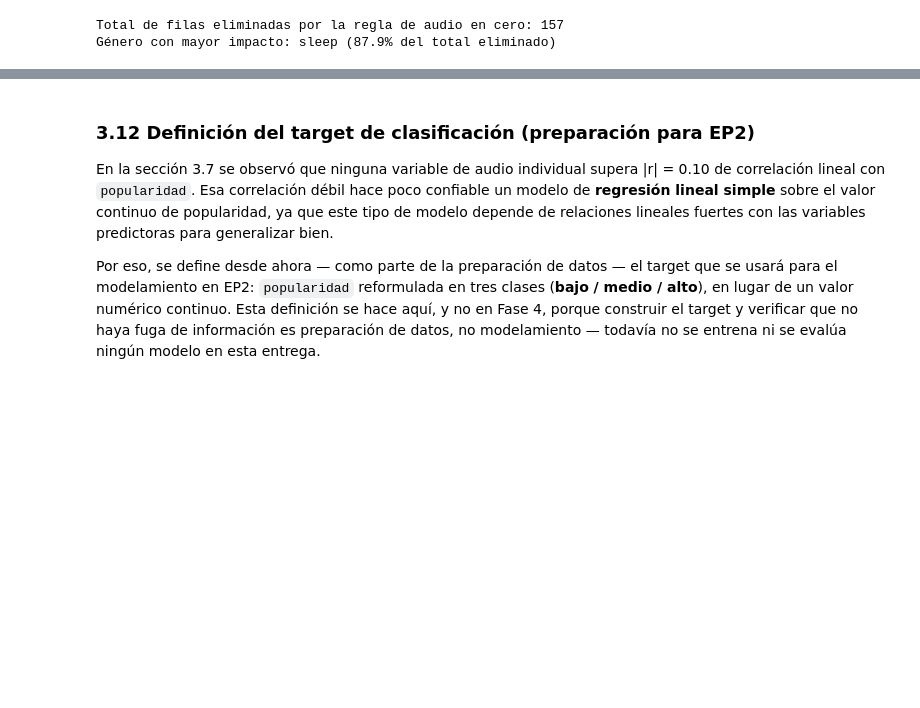
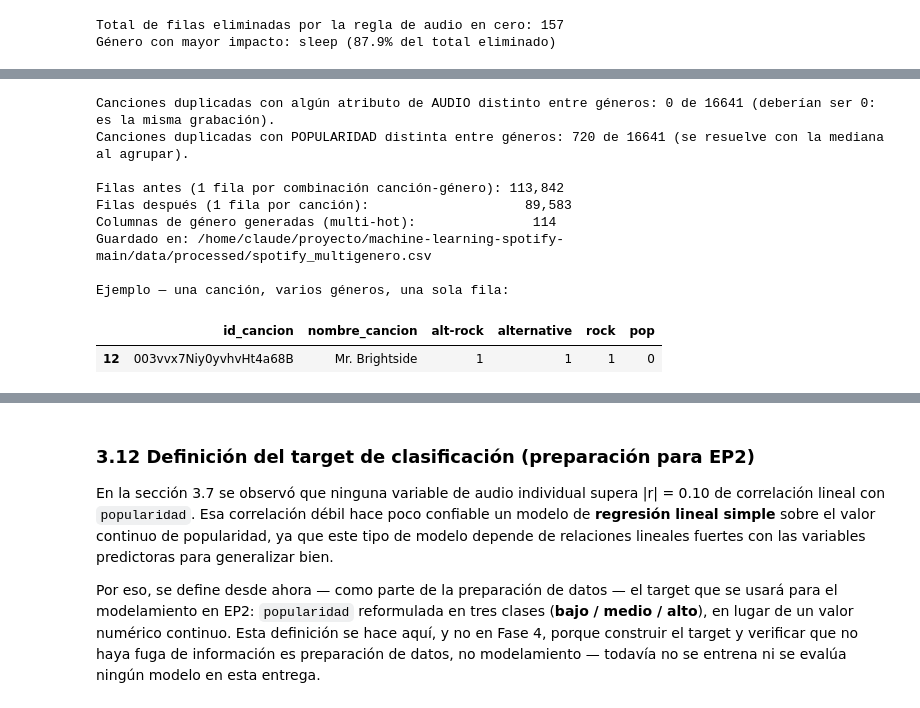
Before and after one commit to ritnight/machine-learning-spotify, a Jupyter notebook: notebooks/EP1_Spotify_CRISP_DM_COMPLETO.ipynb, the cells around one changed output, grey strips where cells are left out. Cells and saved outputs as stored; diff of their text form; code cells hidden in the pictures; blank space fills up the shorter version.

Commit message:
One hot encoding genero

```diff
--- a/notebooks/EP1_Spotify_CRISP_DM_COMPLETO.ipynb
+++ b/notebooks/EP1_Spotify_CRISP_DM_COMPLETO.ipynb
@@ -1188,0 +1203,65 @@ Género con mayor impacto: sleep (87.9% del total eliminado)
+# %%
+# 3.11.c Construcción de la representación multi-género (demostración, para EP2)
+from sklearn.preprocessing import MultiLabelBinarizer
+
+cols_atributos_cancion = [
+    'artistas', 'nombre_album', 'nombre_cancion', 'duracion_ms',
+    'contenido_explicito', 'bailabilidad', 'energia', 'tonalidad',
+    'volumen_db', 'modo', 'presencia_habla', 'acusticidad',
+    'instrumentalidad', 'presencia_en_vivo', 'positividad', 'tempo_bpm', 'compas',
+]
+
+# Verificación: ¿varían los atributos de audio entre las filas duplicadas de una misma canción?
+duplicadas = df_limpio[df_limpio.duplicated('id_cancion', keep=False)]
+variacion = duplicadas.groupby('id_cancion')[
+    ['bailabilidad', 'energia', 'volumen_db', 'tempo_bpm', 'popularidad']
+].nunique()
+con_audio_distinto = (variacion[['bailabilidad', 'energia', 'volumen_db', 'tempo_bpm']] > 1).any(axis=1).sum()
+con_popularidad_distinta = (variacion['popularidad'] > 1).sum()
+print(f'Canciones duplicadas con algún atributo de AUDIO distinto entre géneros: '
+      f'{con_audio_distinto} de {len(variacion)} (deberían ser 0: es la misma grabación).')
+print(f'Canciones duplicadas con POPULARIDAD distinta entre géneros: '
+      f'{con_popularidad_distinta} de {len(variacion)} (se resuelve con la mediana al agrupar).')
+
+# Un valor representativo por canción para atributos de audio (constantes por grabación)
+# y la mediana de popularidad (robusta ante la pequeña variación detectada arriba).
+atributos_por_cancion = df_limpio.groupby('id_cancion').agg(
+    {**{c: 'first' for c in cols_atributos_cancion}, 'popularidad': 'median'}
+)
+
+# Lista de géneros por canción, y codificación multi-hot
+generos_por_cancion = df_limpio.groupby('id_cancion')['genero_musical'].apply(lambda s: sorted(set(s)))
+mlb = MultiLabelBinarizer()
+generos_multihot = pd.DataFrame(
+    mlb.fit_transform(generos_por_cancion),
+    columns=mlb.classes_,
+    index=generos_por_cancion.index,
+)
+
+df_multigenero = atributos_por_cancion.join(generos_multihot).reset_index()
+df_multigenero.to_csv(PROCESSED_DIR / 'spotify_multigenero.csv', index=False)
+
+print(f'\nFilas antes (1 fila por combinación canción-género): {len(df_limpio):,}')
+print(f'Filas después (1 fila por canción):                    {len(df_multigenero):,}')
+print(f'Columnas de género generadas (multi-hot):               {len(mlb.classes_)}')
+print(f'Guardado en: {PROCESSED_DIR / "spotify_multigenero.csv"}')
+
+# Ejemplo con una canción que pertenece a varios géneros
+ejemplo_id = generos_por_cancion[generos_por_cancion.apply(len) >= 3].index[0]
+generos_ejemplo = generos_por_cancion[ejemplo_id][:3]
+columnas_ejemplo = ['id_cancion', 'nombre_cancion'] + generos_ejemplo + ['pop', 'rock']
+columnas_ejemplo = list(dict.fromkeys(columnas_ejemplo))  # sin duplicados, preserva orden
+print('\nEjemplo — una canción, varios géneros, una sola fila:')
+display(df_multigenero.loc[df_multigenero['id_cancion'] == ejemplo_id, columnas_ejemplo])
+# %% [output]
+Canciones duplicadas con algún atributo de AUDIO distinto entre géneros: 0 de 16641 (deberían ser 0: es la misma grabación).
+Canciones duplicadas con POPULARIDAD distinta entre géneros: 720 de 16641 (se resuelve con la mediana al agrupar).
+
+Filas antes (1 fila por combinación canción-género): 113,842
+Filas después (1 fila por canción):                    89,583
+Columnas de género generadas (multi-hot):               114
+Guardado en: /home/claude/proyecto/machine-learning-spotify-main/data/processed/spotify_multigenero.csv
+
+Ejemplo — una canción, varios géneros, una sola fila:
+|  | id_cancion | nombre_cancion | alt-rock | alternative | rock | pop |
+| 12 | 003vvx7Niy0yvhvHt4a68B | Mr. Brightside | 1 | 1 | 1 | 0 |
```
Also changed, not shown: parts of 3 cells of this notebook.
